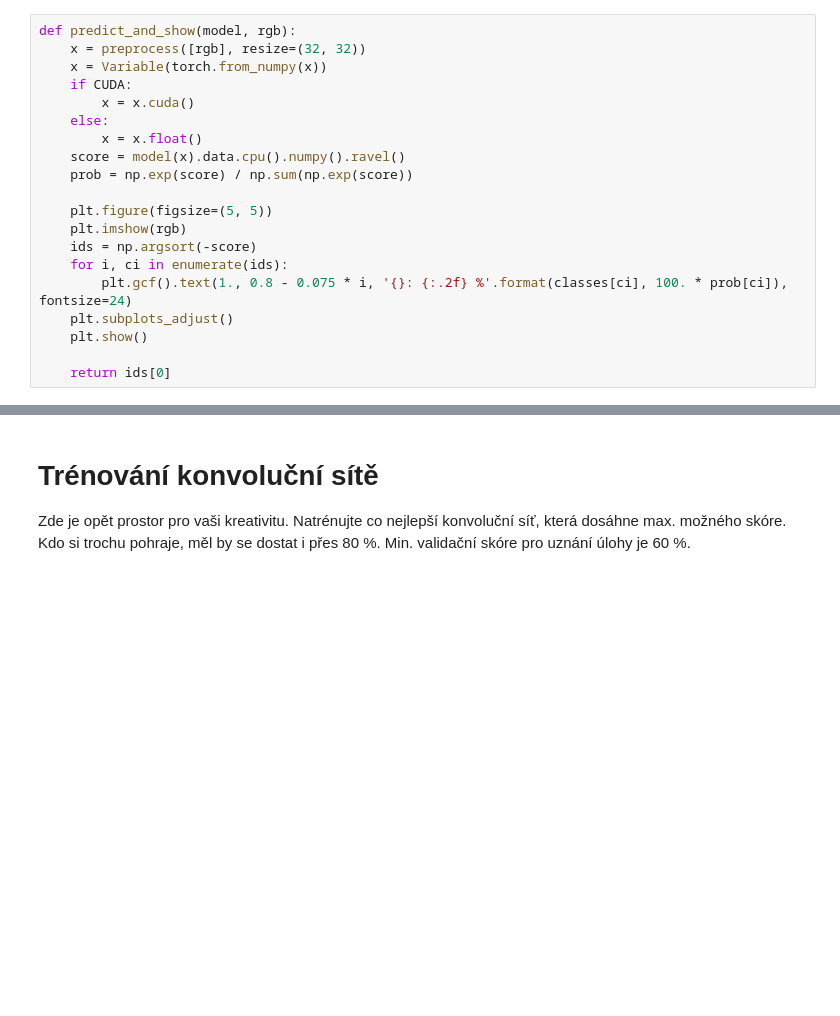
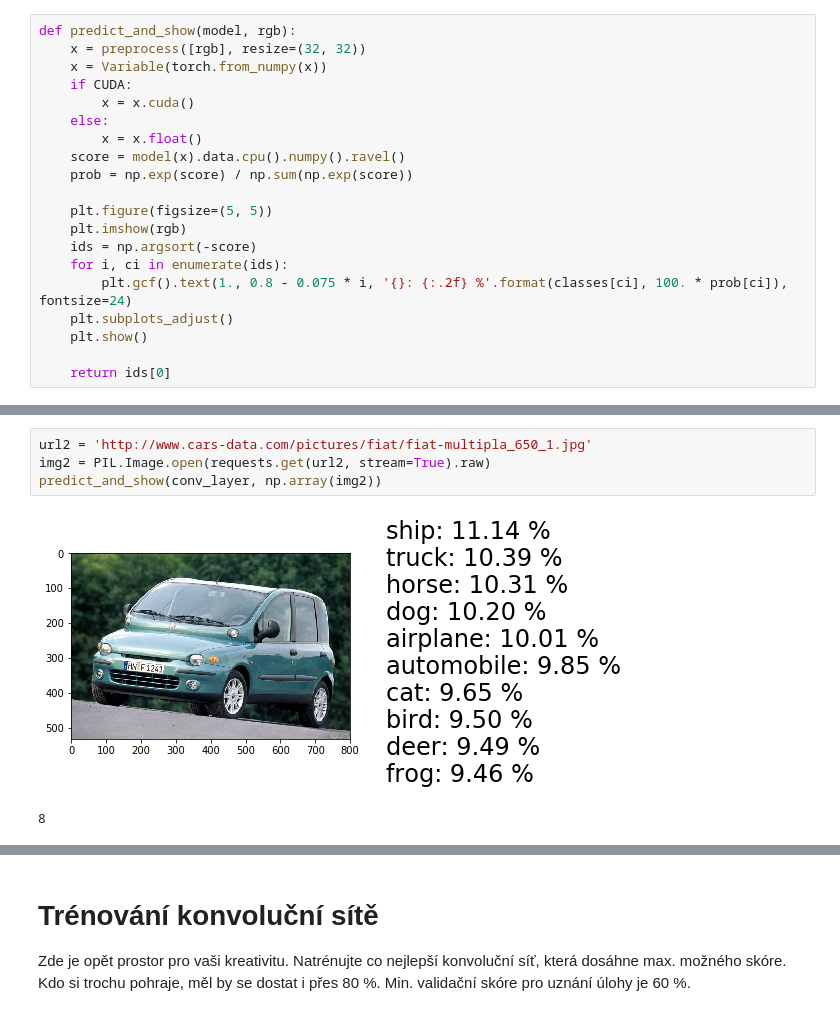
Before and after one commit to Sselion/ANS_Naiman, a Jupyter notebook: conv-intro-lab.ipynb, the cells around one changed output, grey strips where cells are left out. Drawn from its saved outputs; the diff is of its cells as text; blank space fills up the shorter version.

```diff
--- a/conv-intro-lab.ipynb
+++ b/conv-intro-lab.ipynb
@@ -691,0 +749,7 @@ RuntimeError: Expected object of type torch.FloatTensor but found type torch.cud
+# %%
+url2 = 'http://www.cars-data.com/pictures/fiat/fiat-multipla_650_1.jpg'
+img2 = PIL.Image.open(requests.get(url2, stream=True).raw)
+predict_and_show(conv_layer, np.array(img2))
+# %% [output]
+[figure, added]
+8
```
Also changed, not shown: parts of 27 cells of this notebook.
